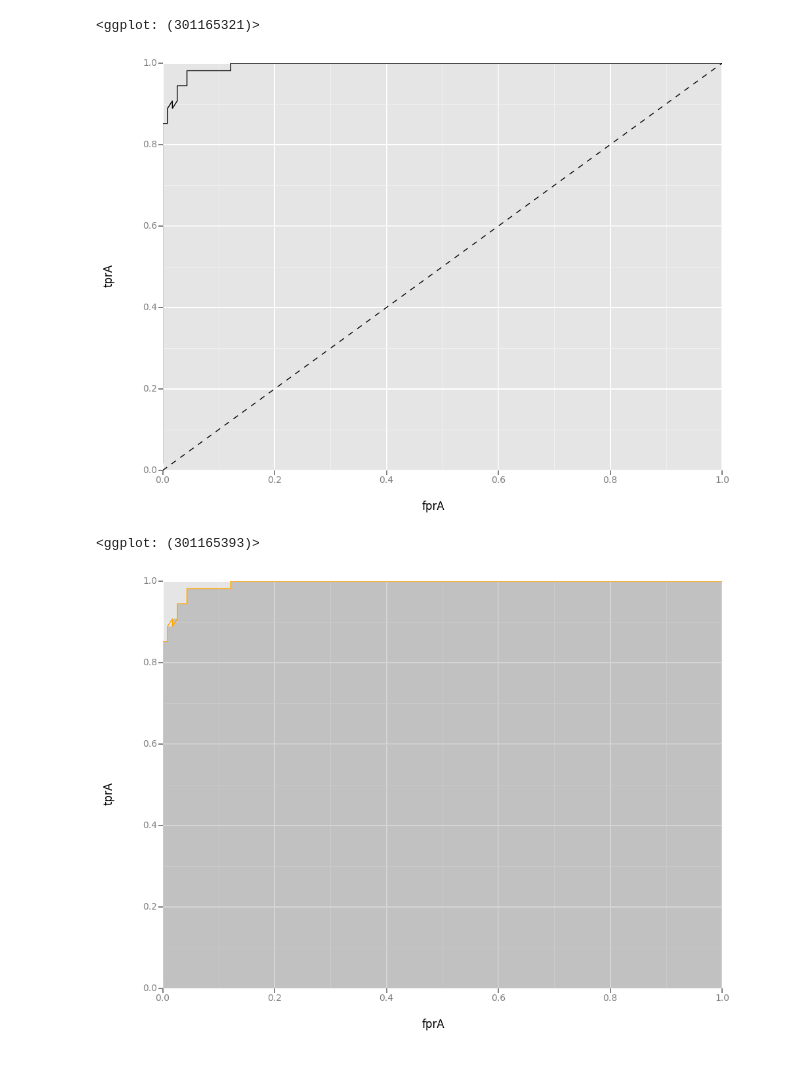
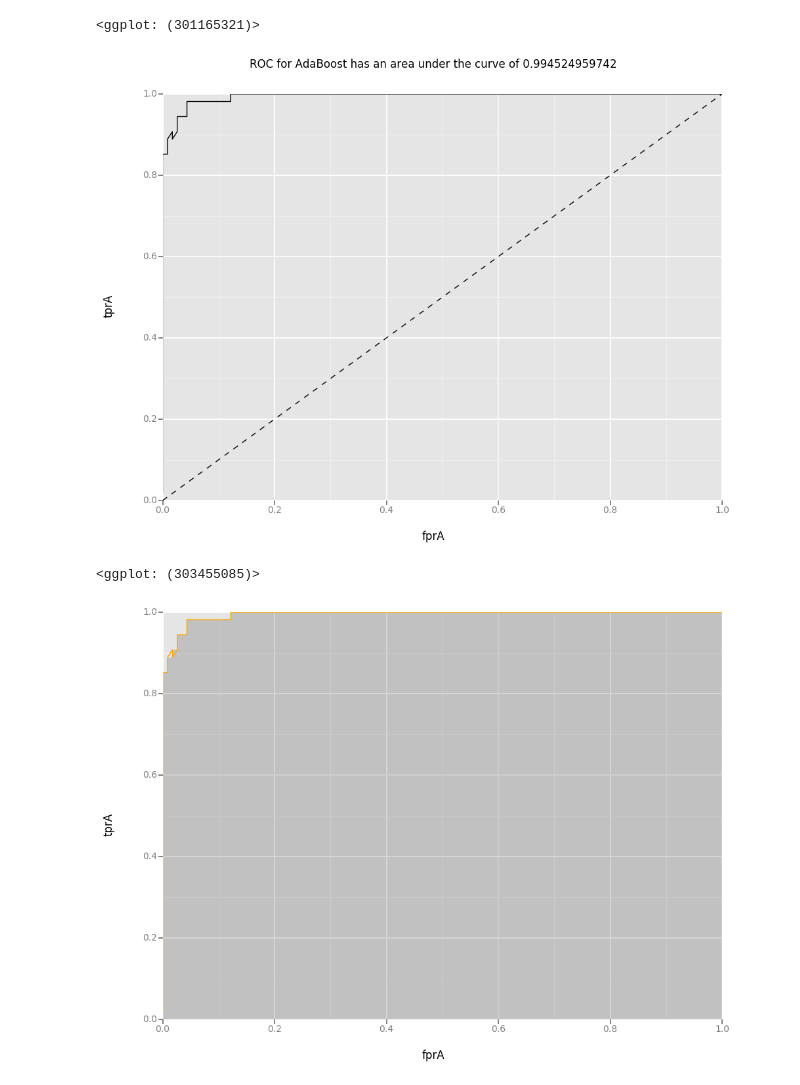
Before and after one commit to bora-pajo/breast-cancer-prediction, a Jupyter notebook: breast_cancer_clean.ipynb, the cells around one changed output. Cells and saved outputs as stored; diff of their text form; code cells hidden in the pictures.

```diff
--- a/breast_cancer_clean.ipynb
+++ b/breast_cancer_clean.ipynb
@@ -381,15 +385,16 @@ ggplot(df, aes(x='fpr', y='tpr')) + geom_area(alpha=0.2) + geom_line(aes(y='tpr'
 # %%
 # ROC curve for AdaBoost
 preds = clf_G.predict_proba(X_test)[:,1]
 fprA, tprA, _ = metrics.roc_curve(Y_test, preds)
 
 df = pd.DataFrame(dict(fprA=fprA, tprA=tprA))
 ggplot(df, aes(x='fprA', y='tprA')) +\
     geom_line() +\
-    geom_abline(linetype='dashed')
+    geom_abline(linetype='dashed')+\
+    ggtitle ("ROC for AdaBoost has an area under the curve of " + str(metrics.auc(fprA,tprA)))
 # %% [output]
-[figure, old version]
+[figure, new version]
-<ggplot: (301165393)>
+<ggplot: (303455085)>
 # %%
 auc = metrics.auc(fprA,tprA)
 ggplot(df, aes(x='fprA', y='tprA')) + geom_area(alpha=0.2) + geom_line(aes(y='tprA', colour = 'orange'))
```
Also changed, not shown: parts of 12 cells of this notebook.
